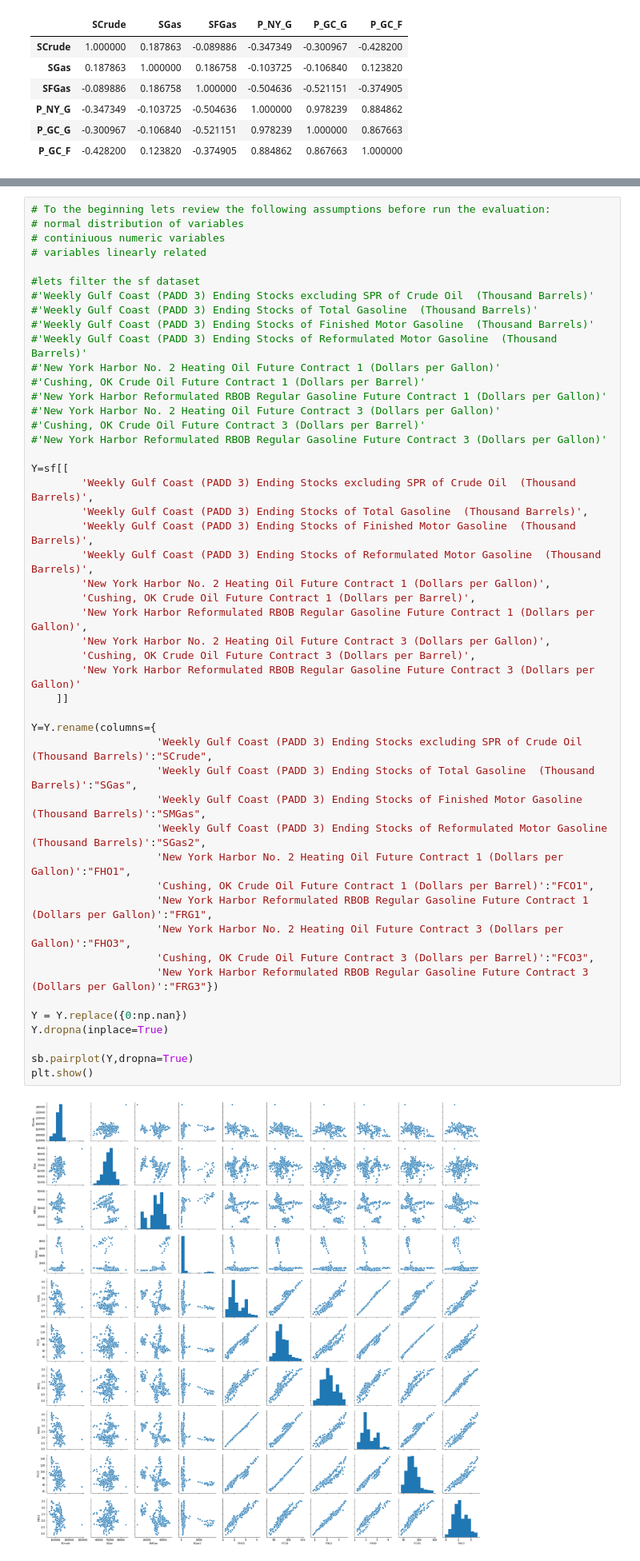
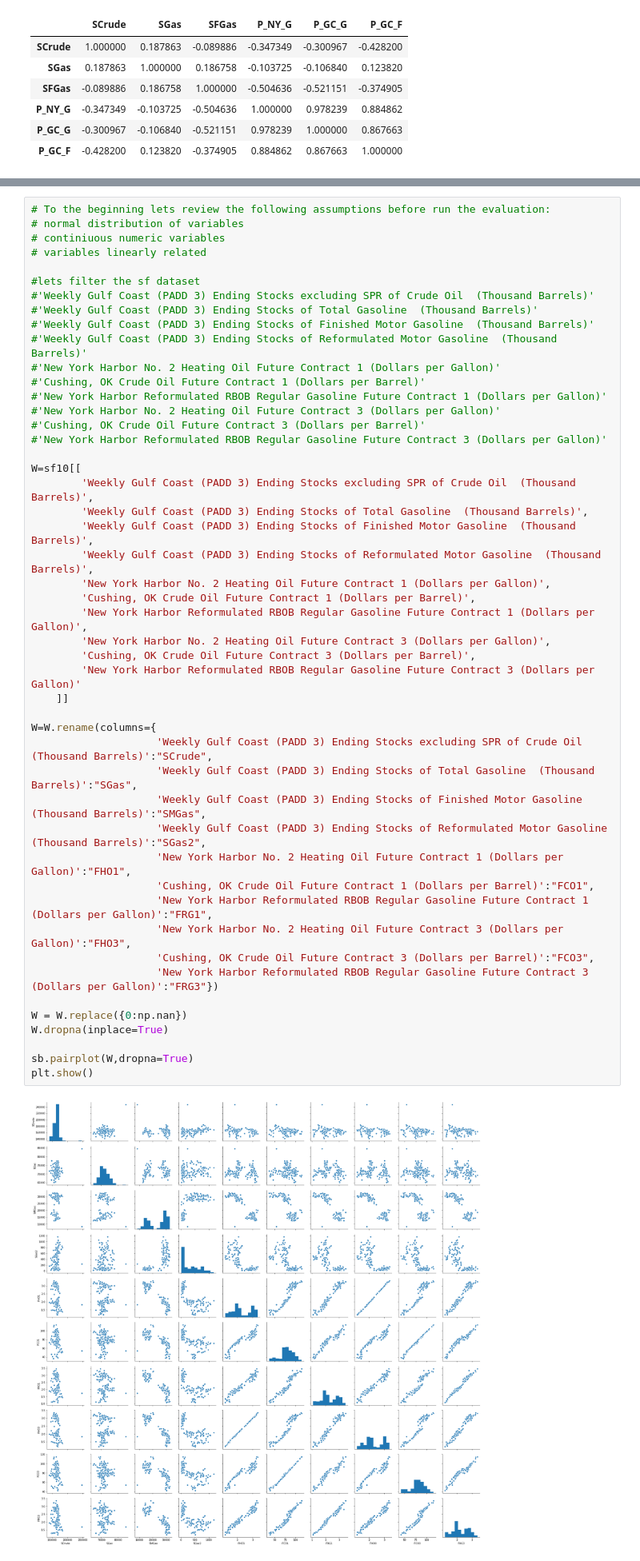
Before and after one commit to carlosqu/TesisUniandes, a Jupyter notebook: Desc+CORR_Stock&prices_v2.ipynb, the cells around one changed output, grey strips where cells are left out. Shown at 80% size. Drawn from its saved outputs; the diff is of its cells as text.

```diff
--- a/Desc+CORR_Stock&prices_v2.ipynb
+++ b/Desc+CORR_Stock&prices_v2.ipynb
@@ -569,36 +569,36 @@ plt.show()
 #'New York Harbor No. 2 Heating Oil Future Contract 3 (Dollars per Gallon)'
 #'Cushing, OK Crude Oil Future Contract 3 (Dollars per Barrel)'
 #'New York Harbor Reformulated RBOB Regular Gasoline Future Contract 3 (Dollars per Gallon)'
 
-Y=sf[[
+W=sf10[[
         'Weekly Gulf Coast (PADD 3) Ending Stocks excluding SPR of Crude Oil  (Thousand Barrels)',
         'Weekly Gulf Coast (PADD 3) Ending Stocks of Total Gasoline  (Thousand Barrels)',
         'Weekly Gulf Coast (PADD 3) Ending Stocks of Finished Motor Gasoline  (Thousand Barrels)',
         'Weekly Gulf Coast (PADD 3) Ending Stocks of Reformulated Motor Gasoline  (Thousand Barrels)',
         'New York Harbor No. 2 Heating Oil Future Contract 1 (Dollars per Gallon)',
         'Cushing, OK Crude Oil Future Contract 1 (Dollars per Barrel)',
         'New York Harbor Reformulated RBOB Regular Gasoline Future Contract 1 (Dollars per Gallon)',
         'New York Harbor No. 2 Heating Oil Future Contract 3 (Dollars per Gallon)',
         'Cushing, OK Crude Oil Future Contract 3 (Dollars per Barrel)',
         'New York Harbor Reformulated RBOB Regular Gasoline Future Contract 3 (Dollars per Gallon)'
     ]]
 
-Y=Y.rename(columns={
+W=W.rename(columns={
                     'Weekly Gulf Coast (PADD 3) Ending Stocks excluding SPR of Crude Oil  (Thousand Barrels)':"SCrude",
                     'Weekly Gulf Coast (PADD 3) Ending Stocks of Total Gasoline  (Thousand Barrels)':"SGas",
                     'Weekly Gulf Coast (PADD 3) Ending Stocks of Finished Motor Gasoline  (Thousand Barrels)':"SMGas",
                     'Weekly Gulf Coast (PADD 3) Ending Stocks of Reformulated Motor Gasoline  (Thousand Barrels)':"SGas2",
                     'New York Harbor No. 2 Heating Oil Future Contract 1 (Dollars per Gallon)':"FHO1",
                     'Cushing, OK Crude Oil Future Contract 1 (Dollars per Barrel)':"FCO1",
                     'New York Harbor Reformulated RBOB Regular Gasoline Future Contract 1 (Dollars per Gallon)':"FRG1",
                     'New York Harbor No. 2 Heating Oil Future Contract 3 (Dollars per Gallon)':"FHO3",
                     'Cushing, OK Crude Oil Future Contract 3 (Dollars per Barrel)':"FCO3",
                     'New York Harbor Reformulated RBOB Regular Gasoline Future Contract 3 (Dollars per Gallon)':"FRG3"})
 
-Y = Y.replace({0:np.nan})
-Y.dropna(inplace=True)
+W = W.replace({0:np.nan})
+W.dropna(inplace=True)
 
-sb.pairplot(Y,dropna=True)
+sb.pairplot(W,dropna=True)
 plt.show()
 # %% [output]
-[figure, old version]
+[figure, new version]
```
Also changed, not shown: parts of 17 cells of this notebook.
